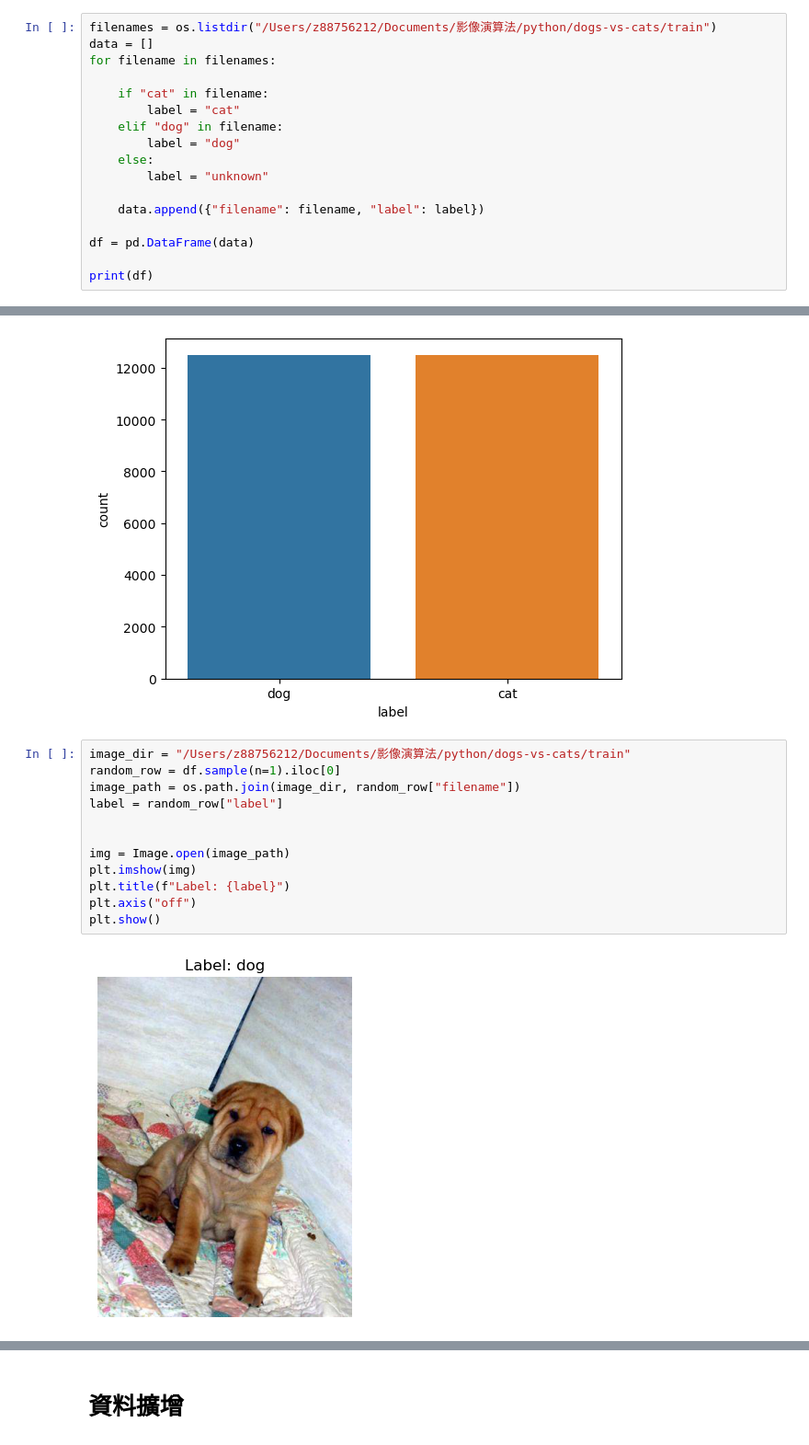
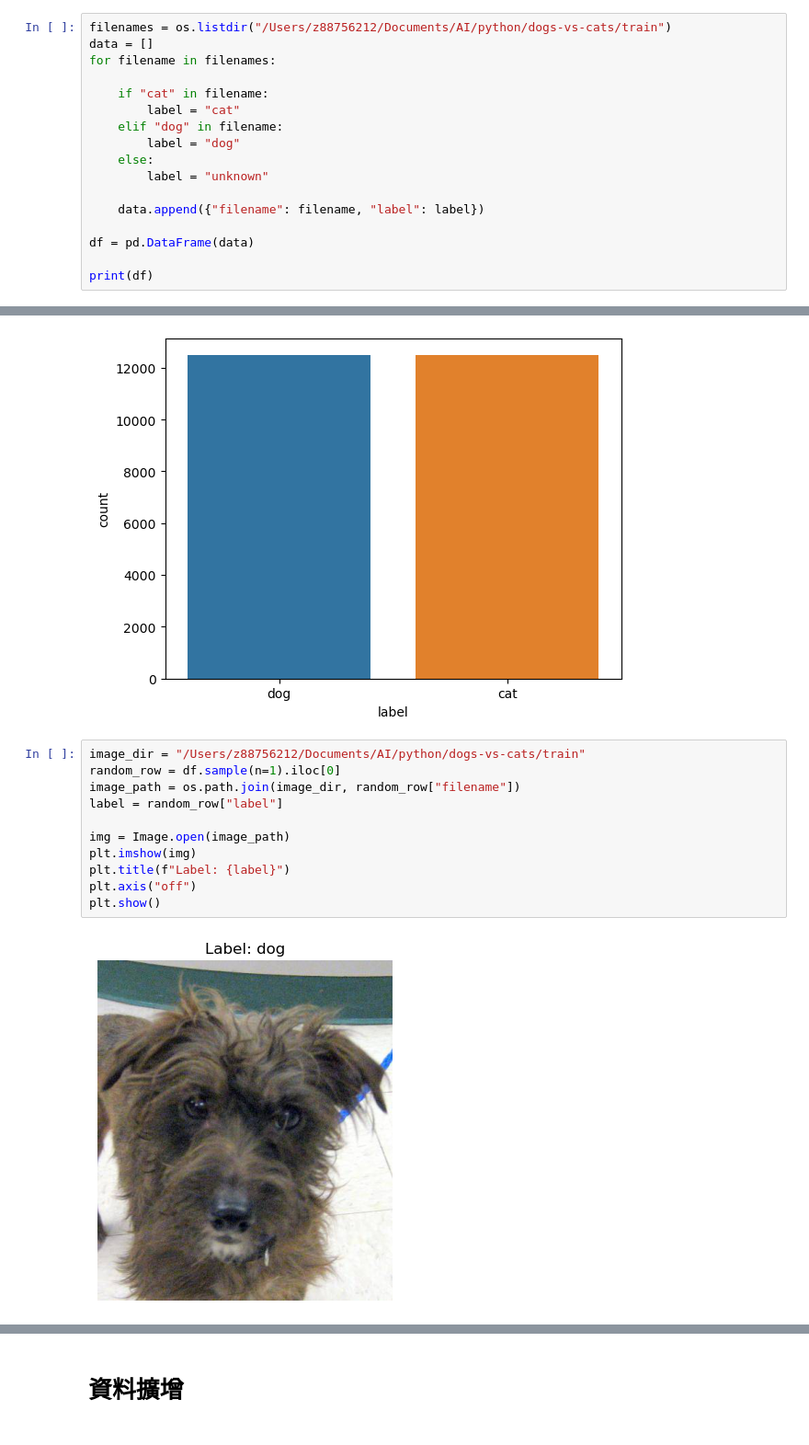
Before and after one commit to weber8875/cat-and-dogs, a Jupyter notebook: Cats and dogs.ipynb, the cells around one changed output, grey strips where cells are left out. Shown at 92% size. Saved outputs shown, nothing was run; the diff lists cells and outputs as text.

```diff
--- a/Cats and dogs.ipynb
+++ b/Cats and dogs.ipynb
@@ -16,5 +16,5 @@ from sklearn.model_selection import train_test_split
 # %%
-filenames = os.listdir("/Users/z88756212/Documents/影像演算法/python/dogs-vs-cats/train")
+filenames = os.listdir("/Users/z88756212/Documents/AI/python/dogs-vs-cats/train")
 data = []
 for filename in filenames:
 
@@ -50,18 +50,17 @@ sns.countplot(x="label", data=df);
 # %% [output]
 [figure]
 # %%
-image_dir = "/Users/z88756212/Documents/影像演算法/python/dogs-vs-cats/train"
+image_dir = "/Users/z88756212/Documents/AI/python/dogs-vs-cats/train"
 random_row = df.sample(n=1).iloc[0]
 image_path = os.path.join(image_dir, random_row["filename"])
 label = random_row["label"]
-
 
 img = Image.open(image_path)
 plt.imshow(img)
 plt.title(f"Label: {label}")
 plt.axis("off")
 plt.show()
 # %% [output]
-[figure, old version]
+[figure, new version]
 # %%
 label_map = {'dog': 1, 'cat': 0}
```
Also changed, not shown: parts of 22 cells of this notebook.
